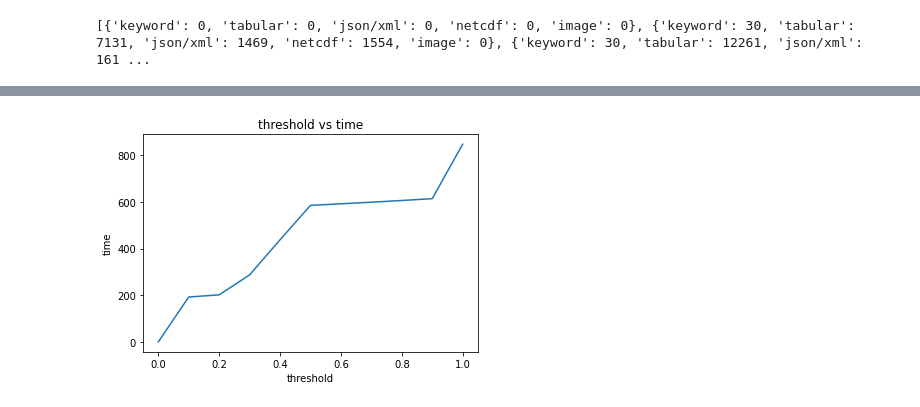
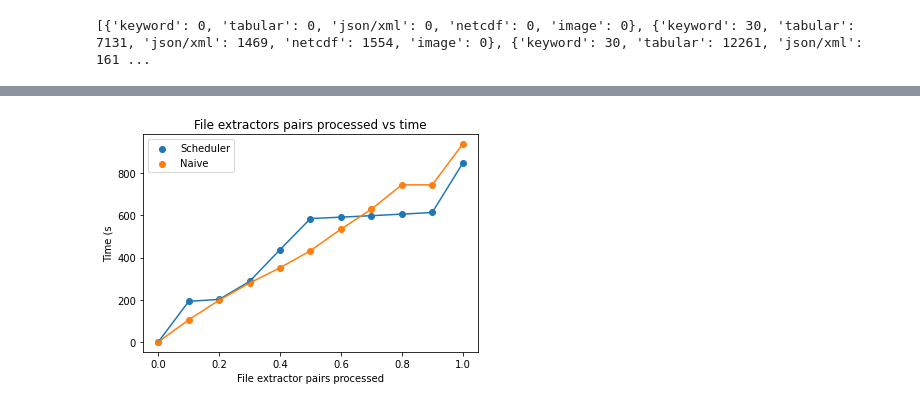
Before and after one commit to xtracthub/xtract-sampler, a Jupyter notebook: Scheduler/dequeue_analysis.ipynb, the cells around one changed output, grey strips where cells are left out. Cells and saved outputs as stored; diff of their text form; code cells hidden in the pictures.

```diff
--- a/Scheduler/dequeue_analysis.ipynb
+++ b/Scheduler/dequeue_analysis.ipynb
@@ -443,11 +500,15 @@ plt.show()
 # %%
 Threshold = [0, 0.1, 0.2, 0.3, 0.4, 0.5, 0.6, 0.7, 0.8, 0.9, 1]
 Time = [0, 192.54913187026978, 201.7842311859131, 287.3370723724365, 437.8477611541748,  585.3103694915771, 591.996896982193, 598.9227044582367, 606.2875552177429, 614.1233706474304, 847.380571603775]
-plt.scatter(Threshold, Time)
+baseline_Time = [0, 104.9390516281128, 197.96394991874695, 279.49214792251587, 351.56674790382385, 432.8005666732788, 534.7720866203308, 629.7789657115936, 745.2117292881012, 745.2117292881012, 937.9253308773041]
+plt.scatter(Threshold, Time, label="Scheduler")
 plt.plot(Threshold, Time)
+plt.scatter(Threshold, baseline_Time, label="Naive")
+plt.plot(Threshold, baseline_Time)
 plt.xlabel("File extractor pairs processed")
 plt.ylabel("Time (s")
 plt.title("File extractors pairs processed vs time")
+plt.legend()
 plt.show()
 # %% [output]
-[figure, old version]
+[figure, new version]
```
Also changed, not shown: parts of 16 cells of this notebook, 5 other files.
